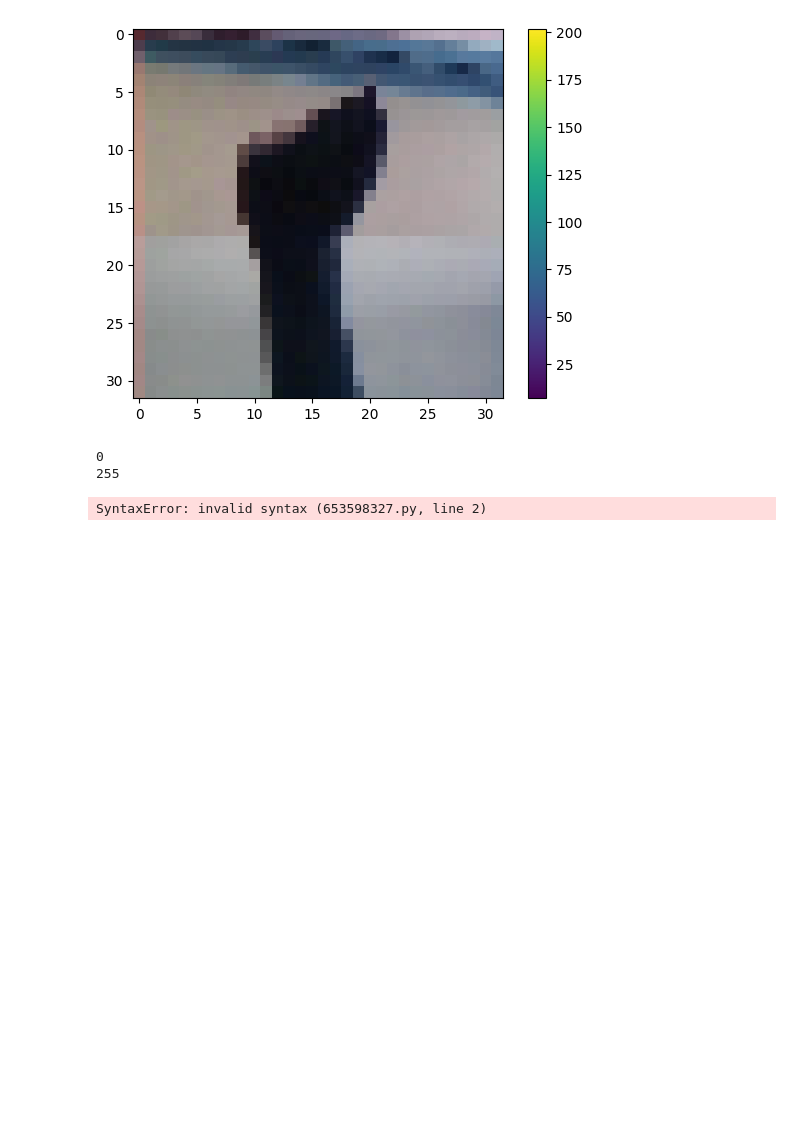
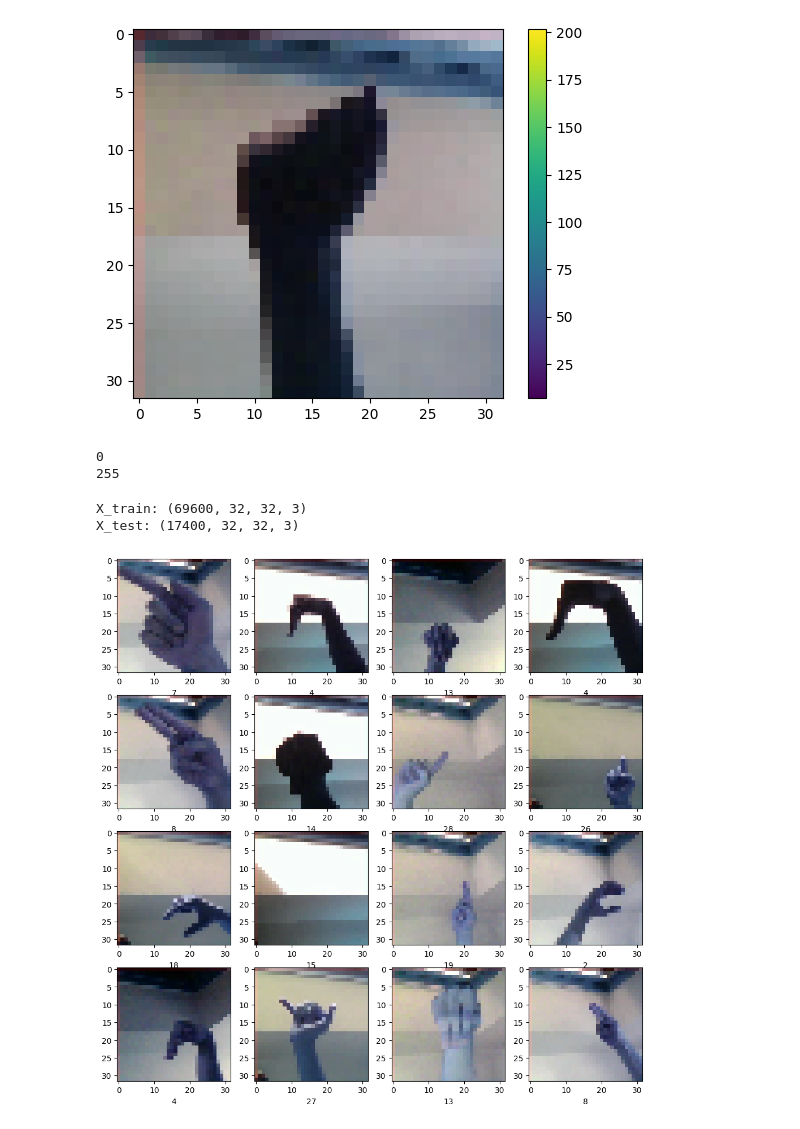
Before and after one commit to Ephrem3/ASL-Translator-AI, a Jupyter notebook: classification.ipynb, the cells around one changed output. Drawn from its saved outputs; the diff is of its cells as text; code cells hidden in the pictures; blank space fills up the shorter version.

Commit message:
build model

```diff
--- a/classification.ipynb
+++ b/classification.ipynb
@@ -57,12 +60,31 @@ plt.show()
 def preprocess_data(X, y):
     # normalize the rgb values, our filter should have 3 channels, red, green, blue. that has a range of 0-255
     # if we want to feed it in to the neural network we should noramlize it to a value between 0-1 by dividing by 255
-    normailzed_X = X/255.0
+    normalized_X = X/255.0
     # our input set is encoded as the following (labels) A, B, C = 0, 1, 2
     # however keras doesn't accept this encoding so we must convert our array of labels y into a 2d array
     # where each column in a row corresponds to an int, and if the label corresponds to that int a 1 will go in that column, 0 if not
     # this is called hot encoding
+    #label_encoded_y = tf.keras.utils.to_categorical(y)
+    label_encoded_y = y
 
-    #X_train, X_test, y_train, y_test = model_selection.train_test_split(X, y, test_size=0.2, random_state=1)
+    #split X and y further into train and testing sets
+    X_train, X_test, y_train, y_test = model_selection.train_test_split(normalized_X, label_encoded_y, test_size=0.2, random_state=1)
+    return X_train, X_test, y_train, y_test
-# %% [output]
-SyntaxError: invalid syntax (653598327.py, line 2)
+# %%
+X_train, X_test, y_train, y_test = preprocess_data(X, y)
+print("X_train:",X_train.shape)
+print("X_test:", X_test.shape)
+# %% [output]
+X_train: (69600, 32, 32, 3)
+X_test: (17400, 32, 32, 3)
+# %%
+#10 inch by 10 inch figure
+plt.figure(figsize=(12,12))
+for i in range(16):
+    plt.subplot(4, 4, i+1)
+    plt.imshow(X_train[i])
+    plt.xlabel(y_train[i])
+plt.show()
+# %% [output]
+[figure, added]
```
Also changed, not shown: parts of 2 cells of this notebook.
